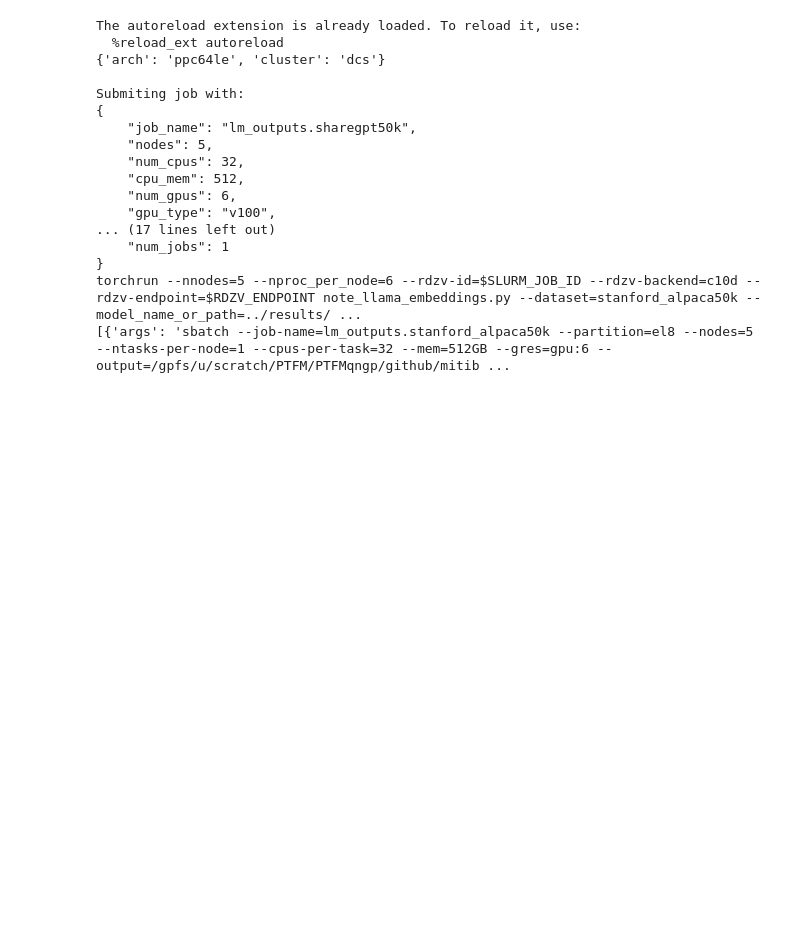
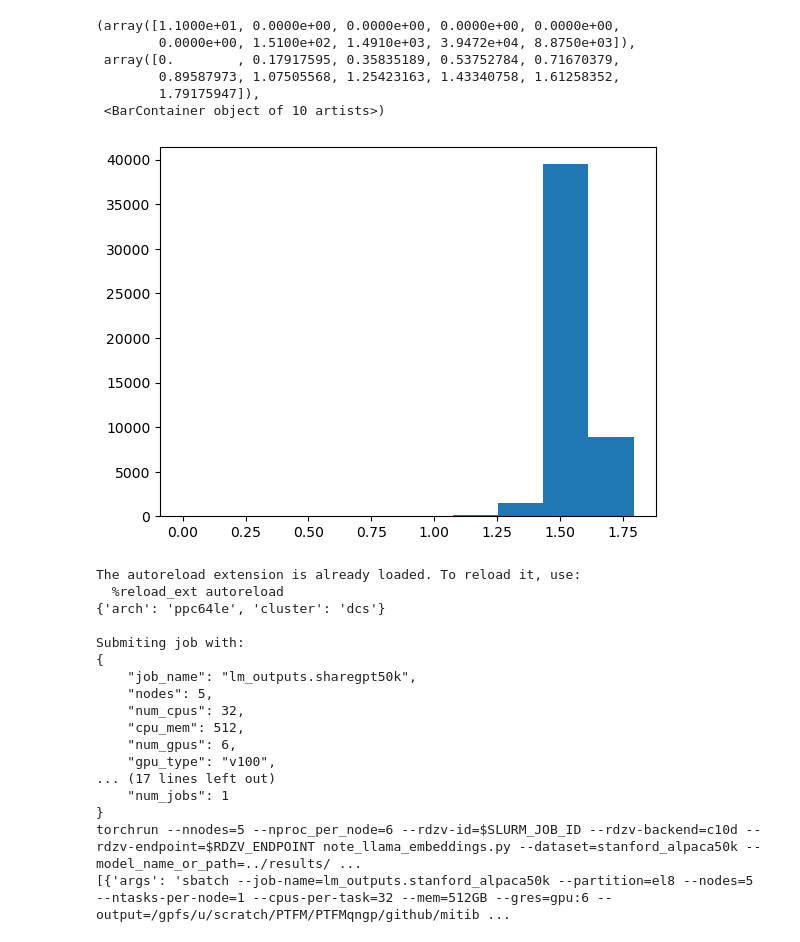
Before and after one commit to tt6746690/open-instruct, a Jupyter notebook: scripts/note_llama_embeddings.ipynb, the cells around one changed output. Drawn from its saved outputs; the diff is of its cells as text; code cells hidden in the pictures; blank space fills up the shorter version.

```diff
--- a/scripts/note_llama_embeddings.ipynb
+++ b/scripts/note_llama_embeddings.ipynb
@@ -18,3 +31,13 @@ for N, M, D in [
+# %%
+plt.hist(np.log(Q))
+# %% [output]
+(array([1.1000e+01, 0.0000e+00, 0.0000e+00, 0.0000e+00, 0.0000e+00,
+        0.0000e+00, 1.5100e+02, 1.4910e+03, 3.9472e+04, 8.8750e+03]),
+ array([0.        , 0.17917595, 0.35835189, 0.53752784, 0.71670379,
+        0.89587973, 1.07505568, 1.25423163, 1.43340758, 1.61258352,
+        1.79175947]),
+ <BarContainer object of 10 artists>)
+[figure, added]
 # %%
 import os
 from rosemary import jpt_in_notebook, jpt_setup; jpt_setup()
```
Also changed, not shown: parts of 4 cells of this notebook, 6 other files.
